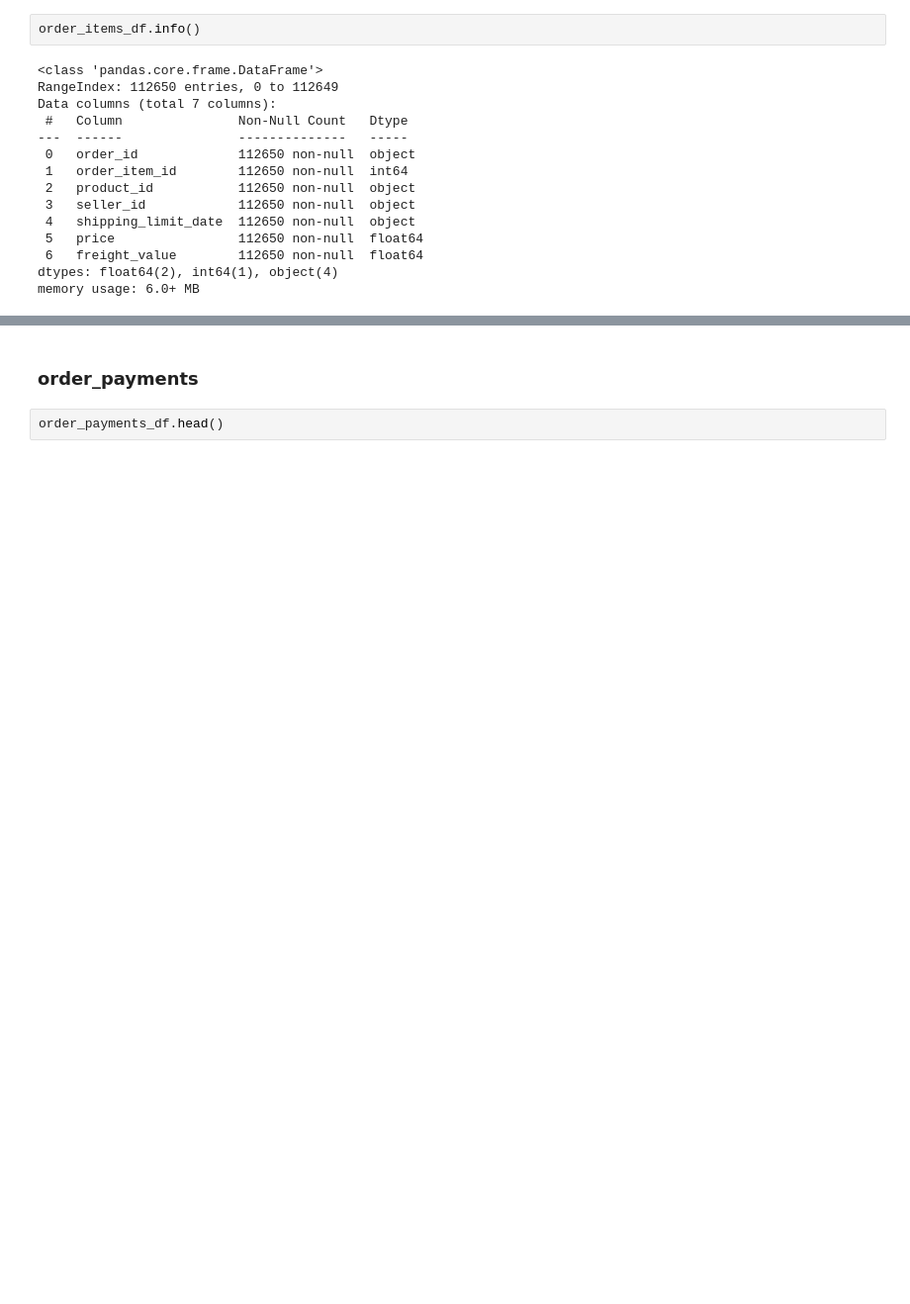
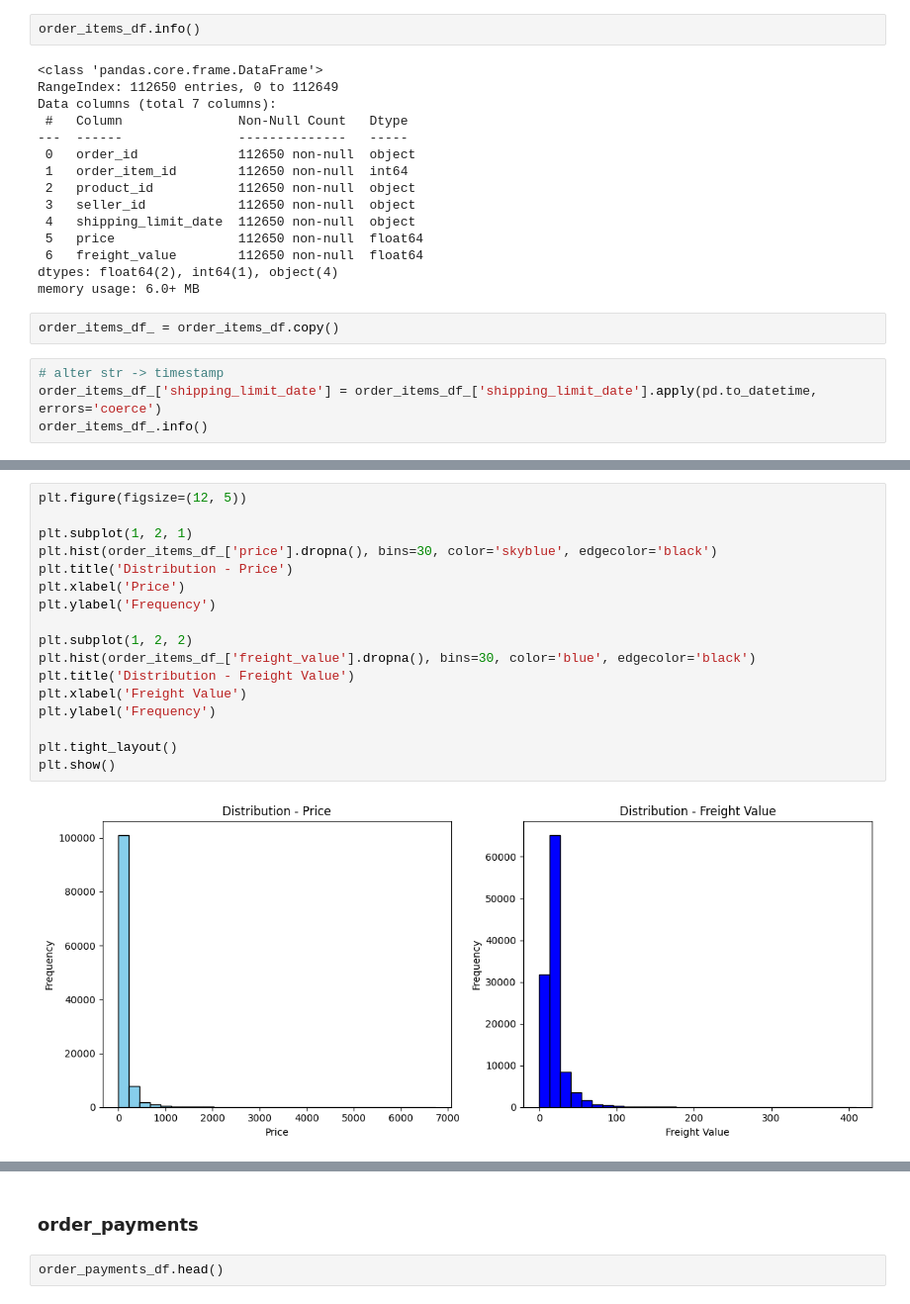
Before and after one commit to pathilink/triggo-ai_case, a Jupyter notebook: notebook/triggo_ai_prep.ipynb, the cells around one changed output, grey strips where cells are left out. Shown: that part at 99% size. Cells and saved outputs as stored; diff of their text form; blank space fills up the shorter version.

```diff
--- a/notebook/triggo_ai_prep.ipynb
+++ b/notebook/triggo_ai_prep.ipynb
@@ -126,3 +179,9 @@ Data columns (total 7 columns):
  6   freight_value        112650 non-null  float64
 dtypes: float64(2), int64(1), object(4)
 memory usage: 6.0+ MB
+# %%
+order_items_df_ = order_items_df.copy()
+# %%
+# alter str -> timestamp
+order_items_df_['shipping_limit_date'] = order_items_df_['shipping_limit_date'].apply(pd.to_datetime, errors='coerce')
+order_items_df_.info()
@@ -128,0 +203,19 @@ memory usage: 6.0+ MB
+# %%
+plt.figure(figsize=(12, 5))
+
+plt.subplot(1, 2, 1)
+plt.hist(order_items_df_['price'].dropna(), bins=30, color='skyblue', edgecolor='black')
+plt.title('Distribution - Price')
+plt.xlabel('Price')
+plt.ylabel('Frequency')
+
+plt.subplot(1, 2, 2)
+plt.hist(order_items_df_['freight_value'].dropna(), bins=30, color='blue', edgecolor='black')
+plt.title('Distribution - Freight Value')
+plt.xlabel('Freight Value')
+plt.ylabel('Frequency')
+
+plt.tight_layout()
+plt.show()
+# %% [output]
+[figure, added]
```
Also changed, not shown: parts of 34 cells of this notebook.
